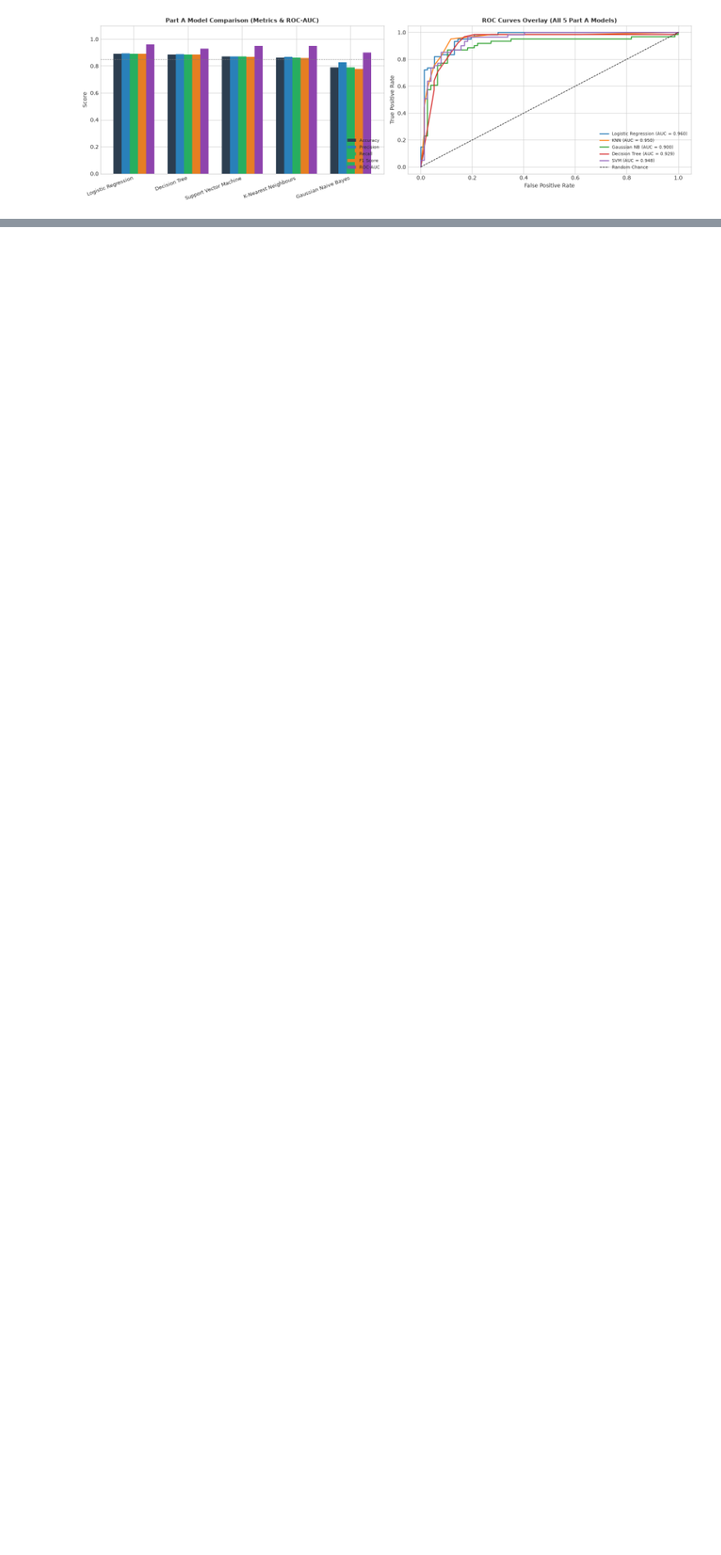
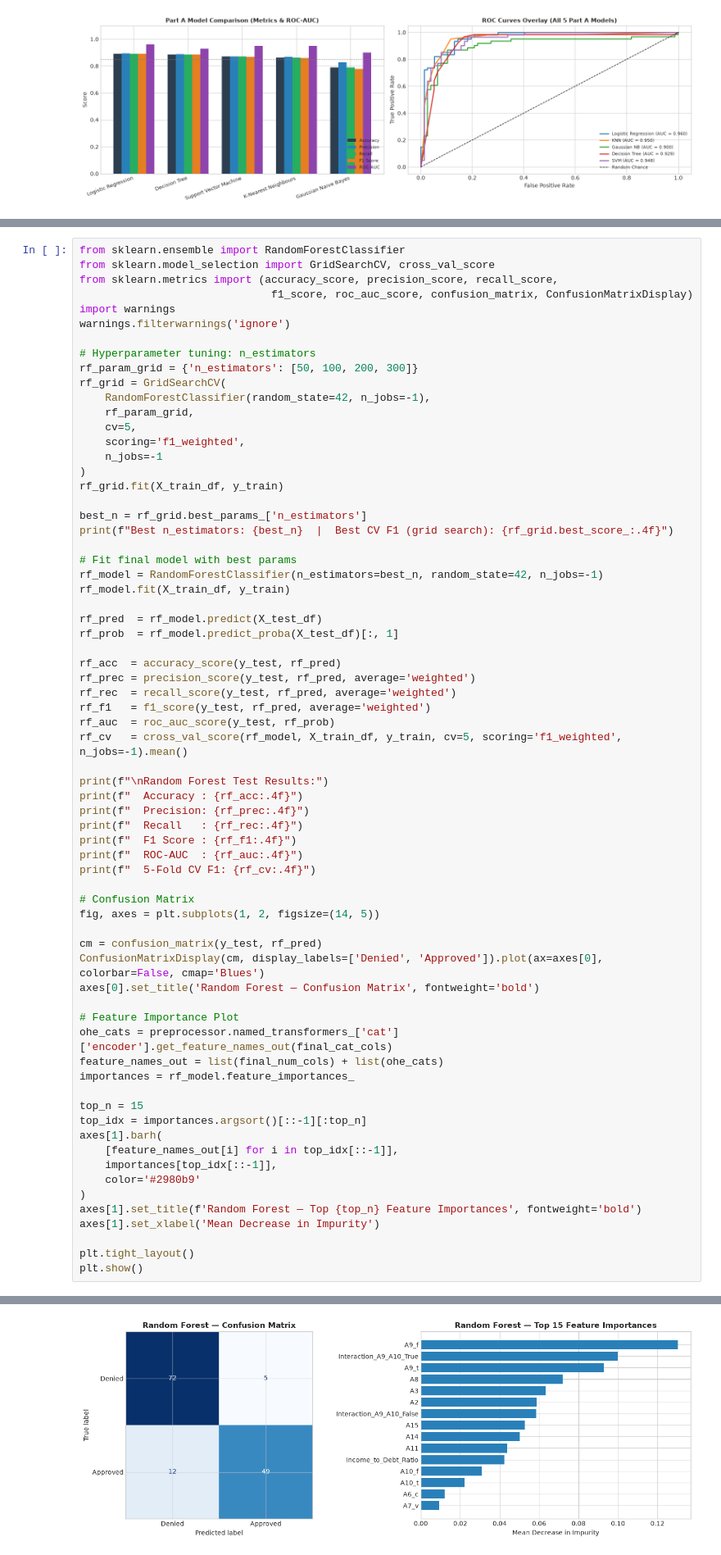
Before and after one commit to Nithin0306/ml_capstone, a Jupyter notebook: notebooks/classification.ipynb, the cells around one changed output, grey strips where cells are left out. Shown at 82% size. Saved outputs shown, nothing was run; the diff lists cells and outputs as text; blank space fills up the shorter version.

```diff
--- a/notebooks/classification.ipynb
+++ b/notebooks/classification.ipynb
@@ -825,0 +833,69 @@ After preprocessing the Credit Approval dataset and evaluating our first five cl
+# %%
+from sklearn.ensemble import RandomForestClassifier
+from sklearn.model_selection import GridSearchCV, cross_val_score
+from sklearn.metrics import (accuracy_score, precision_score, recall_score,
+                              f1_score, roc_auc_score, confusion_matrix, ConfusionMatrixDisplay)
+import warnings
+warnings.filterwarnings('ignore')
+
+# Hyperparameter tuning: n_estimators
+rf_param_grid = {'n_estimators': [50, 100, 200, 300]}
+rf_grid = GridSearchCV(
+    RandomForestClassifier(random_state=42, n_jobs=-1),
+    rf_param_grid,
+    cv=5,
+    scoring='f1_weighted',
+    n_jobs=-1
+)
+rf_grid.fit(X_train_df, y_train)
+
+best_n = rf_grid.best_params_['n_estimators']
+print(f"Best n_estimators: {best_n}  |  Best CV F1 (grid search): {rf_grid.best_score_:.4f}")
+
+# Fit final model with best params
+rf_model = RandomForestClassifier(n_estimators=best_n, random_state=42, n_jobs=-1)
+rf_model.fit(X_train_df, y_train)
+
+rf_pred  = rf_model.predict(X_test_df)
+rf_prob  = rf_model.predict_proba(X_test_df)[:, 1]
+
+rf_acc  = accuracy_score(y_test, rf_pred)
+rf_prec = precision_score(y_test, rf_pred, average='weighted')
+rf_rec  = recall_score(y_test, rf_pred, average='weighted')
+rf_f1   = f1_score(y_test, rf_pred, average='weighted')
+rf_auc  = roc_auc_score(y_test, rf_prob)
+rf_cv   = cross_val_score(rf_model, X_train_df, y_train, cv=5, scoring='f1_weighted', n_jobs=-1).mean()
+
+print(f"\nRandom Forest Test Results:")
+print(f"  Accuracy : {rf_acc:.4f}")
+print(f"  Precision: {rf_prec:.4f}")
+print(f"  Recall   : {rf_rec:.4f}")
+print(f"  F1 Score : {rf_f1:.4f}")
+print(f"  ROC-AUC  : {rf_auc:.4f}")
+print(f"  5-Fold CV F1: {rf_cv:.4f}")
+
+# Confusion Matrix
+fig, axes = plt.subplots(1, 2, figsize=(14, 5))
+
+cm = confusion_matrix(y_test, rf_pred)
+ConfusionMatrixDisplay(cm, display_labels=['Denied', 'Approved']).plot(ax=axes[0], colorbar=False, cmap='Blues')
+axes[0].set_title('Random Forest — Confusion Matrix', fontweight='bold')
+
+# Feature Importance Plot
+ohe_cats = preprocessor.named_transformers_['cat']['encoder'].get_feature_names_out(final_cat_cols)
+feature_names_out = list(final_num_cols) + list(ohe_cats)
+importances = rf_model.feature_importances_
+
+top_n = 15
+top_idx = importances.argsort()[::-1][:top_n]
+axes[1].barh(
+    [feature_names_out[i] for i in top_idx[::-1]],
+    importances[top_idx[::-1]],
+    color='#2980b9'
+)
+axes[1].set_title(f'Random Forest — Top {top_n} Feature Importances', fontweight='bold')
+axes[1].set_xlabel('Mean Decrease in Impurity')
+
+plt.tight_layout()
+plt.show()
+# %% [output]
@@ -825,0 +911 @@ After preprocessing the Credit Approval dataset and evaluating our first five cl
+[figure, added]
```
Also changed, not shown: parts of 13 cells of this notebook, 1 other file.
